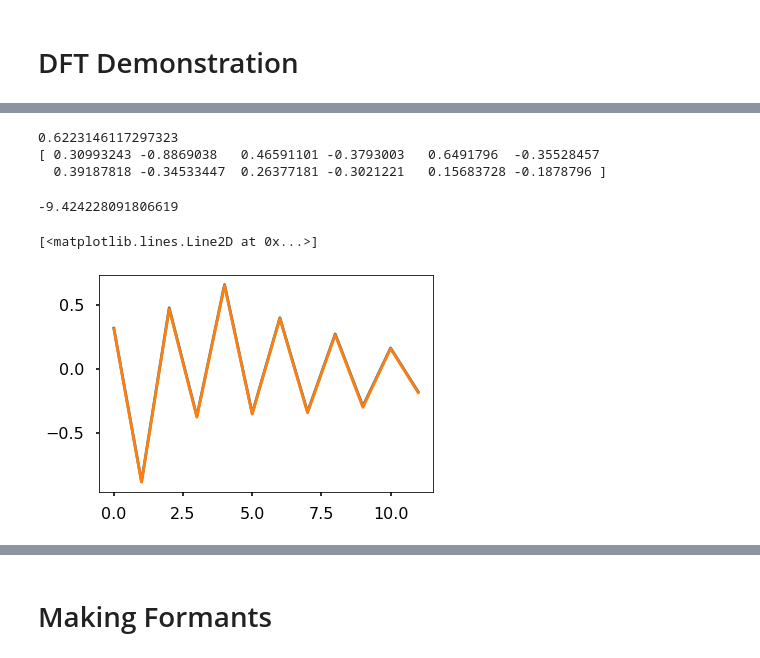
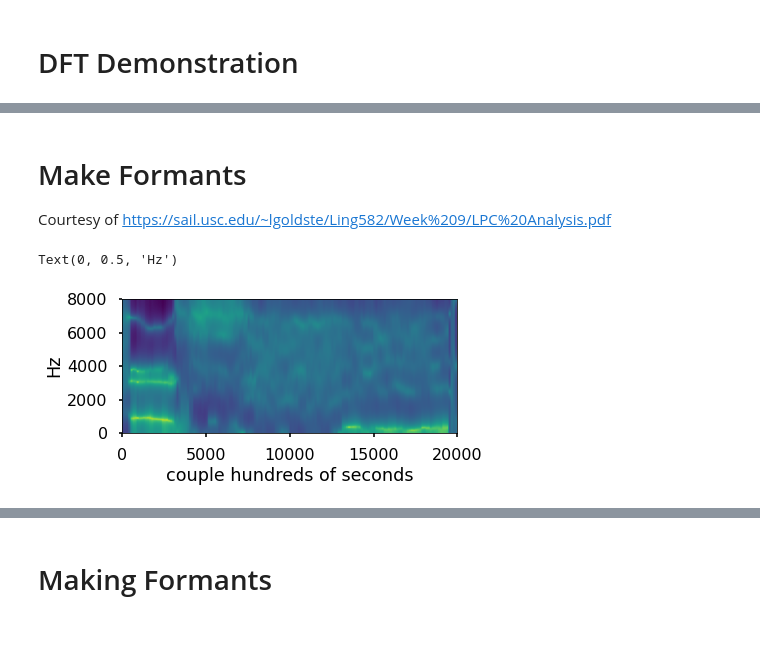
Before and after one commit to Calculasians/Praat, a Jupyter notebook: Spectrogram Level Activities.ipynb, the cells around one changed output, grey strips where cells are left out. Saved outputs shown, nothing was run; the diff lists cells and outputs as text; code cells hidden in the pictures; blank space fills up the shorter version.

Commit message:
got formants with lpc

```diff
--- a/Spectrogram Level Activities.ipynb
+++ b/Spectrogram Level Activities.ipynb
@@ -145,51 +143,3 @@ def DFT(x):
-# %%
-from sklearn.linear_model import LinearRegression
-
-# From Matlab
-signal = pre_emph_wav
-sample_rate = 16000
-window_size = 400
-M = 12
-ibeg = 8470
-
-iend = ibeg + window_size # iend is the last sample in the window
-Y = signal[ibeg:iend] # Take window_size data points from signal
-
-# X is a (M x window_size) matrix
-X = []
-for i in range(1,M+1):
-    ibeg_delay = (ibeg - i) if (ibeg - i >= 0) else 0
-    iend_delay = (iend - i) if (iend - i >= 0) else 0
-    signal_delay = signal[ibeg_delay:iend_delay]
-    X.append(np.concatenate([[0]*(window_size-len(signal_delay)), signal_delay]))
-
-X = np.array(X).T
-
-reg = LinearRegression().fit(X, Y)
-print(reg.score(X, Y))
-print(reg.coef_)
-# %% [output]
-0.6223146117297323
-[ 0.30993243 -0.8869038   0.46591101 -0.3793003   0.6491796  -0.35528457
-  0.39187818 -0.34533447  0.26377181 -0.3021221   0.15683728 -0.1878796 ]
-# %%
-reg.intercept_
-# %% [output]
--9.424228091806619
-# %%
-plt.plot([0.315838671330268
-,-0.882446986289311
-,0.474681280278334
-,-0.371976207831284
-,0.656605952474729
-,-0.349180906064507
-,0.397660754564821
-,-0.337292823912304
-,0.271202622053025
-,-0.292474255111696
-,0.161416661296765
-,-0.181481355615053])
-plt.plot(reg.coef_)
-# %% [output]
-[<matplotlib.lines.Line2D at 0x...>]
-[figure, removed]
+# %% [markdown]
+# Make Formants
+Courtesy of https://sail.usc.edu/~lgoldste/Ling582/Week%209/LPC%20Analysis.pdf
@@ -195,0 +196,7 @@ plt.plot(reg.coef_)
+# %%
+plt.imshow(lpc_diagram, extent=[0, 20000, 0, 8000])
+plt.xlabel("couple hundreds of seconds")
+plt.ylabel("Hz")
+# %% [output]
+Text(0, 0.5, 'Hz')
+[figure, added]
```
Also changed, not shown: parts of 15 cells of this notebook.
